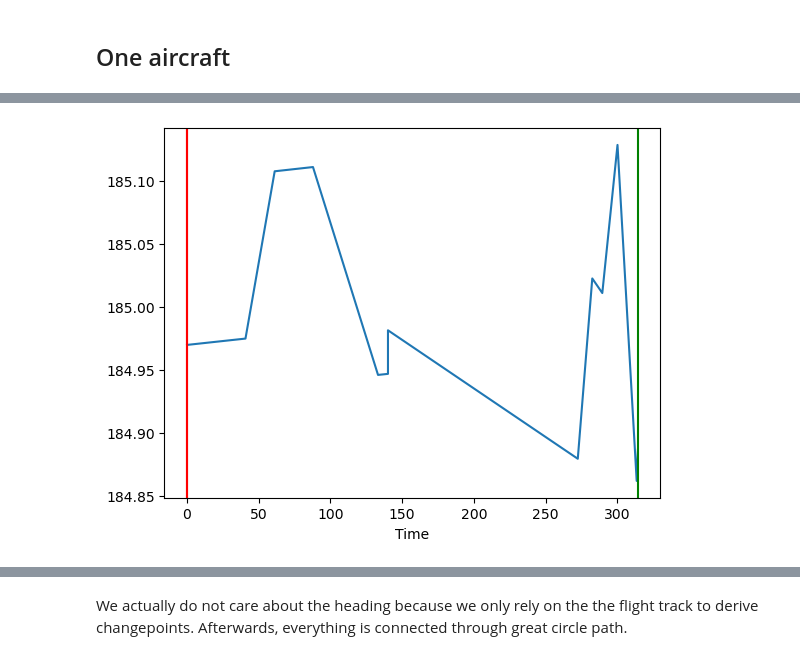
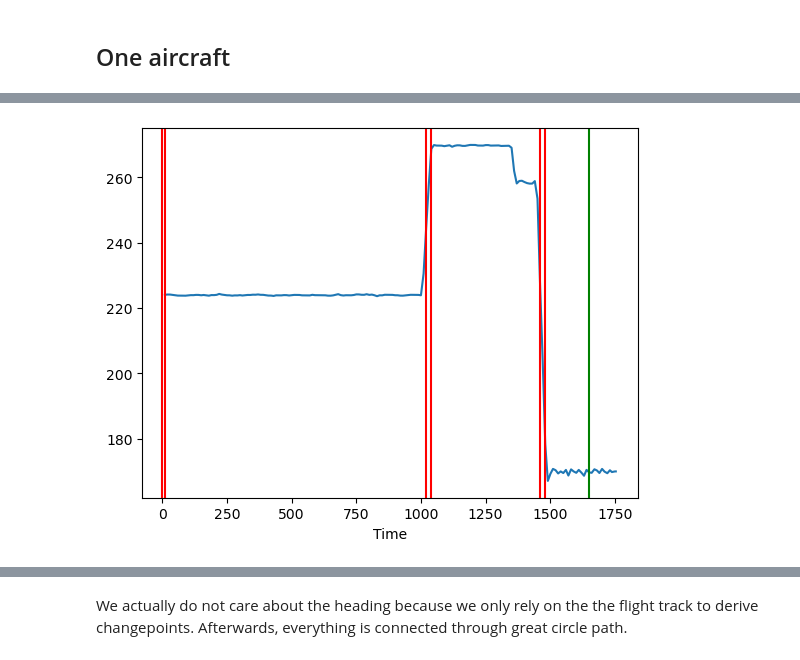
Before and after one commit to thinhhoang95/XFD, a Jupyter notebook: flow-detection/get_turn.ipynb, the cells around one changed output, grey strips where cells are left out. Drawn from its saved outputs; the diff is of its cells as text; code cells hidden in the pictures.

```diff
--- a/flow-detection/get_turn.ipynb
+++ b/flow-detection/get_turn.ipynb
@@ -39,7 +39,7 @@ Number of unique idents: 7244
 ## One aircraft
 # %%
 # Get the first ident
-ident = 'AAR8947_71c265' # idents[6]
+ident = idents[3]
 df_ident = df[df['ident'] == ident]
 df_ident.head()
 # %% [output]
@@ -112,37 +164,48 @@ changepoints = pelt(normal_mean(hdg_compensated, 1), len(hdg_compensated))
 
 # Write down the turning points
 tp_lat = []
 tp_lon = []
 tp_time = []
 
+# Detection of takeoffs
+t_takeoff = take_off_detection(alt)
+t_landing = landing_detection(alt)
+
 # One final changepoint at the end of the flight or when the aircraft lands
-landed_at = np.where(alt < 500)[0]
-if len(landed_at) > 0:
-    changepoints = np.append(changepoints, landed_at[0])
+if t_landing != -1:
+    changepoints = np.append(changepoints, t_landing)
+    # Delete all the changepoints after the aircraft landed
+    changepoints = changepoints[changepoints <= t_landing]
+    flight_not_landed_yet = False
 else:
     changepoints = np.append(changepoints, len(hdg_compensated)-1)
+
+if t_takeoff != -1:
+    changepoints = np.insert(changepoints, 0, t_takeoff)
+    # Delete all the changepoints before the aircraft took off
+    changepoints = changepoints[changepoints >= t_takeoff]
 
 for i in range(len(changepoints)-1):
     tp_lat.append(lat[changepoints[i]])
     tp_lon.append(lon[changepoints[i]])
     tp_time.append(rlastposupdate[changepoints[i]])
 
     # if i == 0:
     #     tp_from_hdg.append(np.mean(hdg_compensated[:changepoints[i]]))
     # else:
     #     tp_from_hdg.append(np.mean(hdg_compensated[changepoints[i-1]:changepoints[i]]))
     # tp_to_hdg.append(np.mean(hdg_compensated[changepoints[i]:changepoints[i+1]]))
 
 # Plot the changepoints
 plt.plot(rlastposupdate[1:], hdg_compensated[1:])
 for i, cp in enumerate(changepoints):
     if i == len(changepoints)-1:
         plt.axvline(x=rlastposupdate[cp], color='g')
     else:
         plt.axvline(x=rlastposupdate[cp], color='r')
     plt.xlabel('Time')
 # %% [output]
-[figure, old version]
+[figure, new version]
 # %%
 # Merge changepoints that are too close to each other
 i = 0
```
Also changed, not shown: parts of 12 cells of this notebook, 3 other files.
